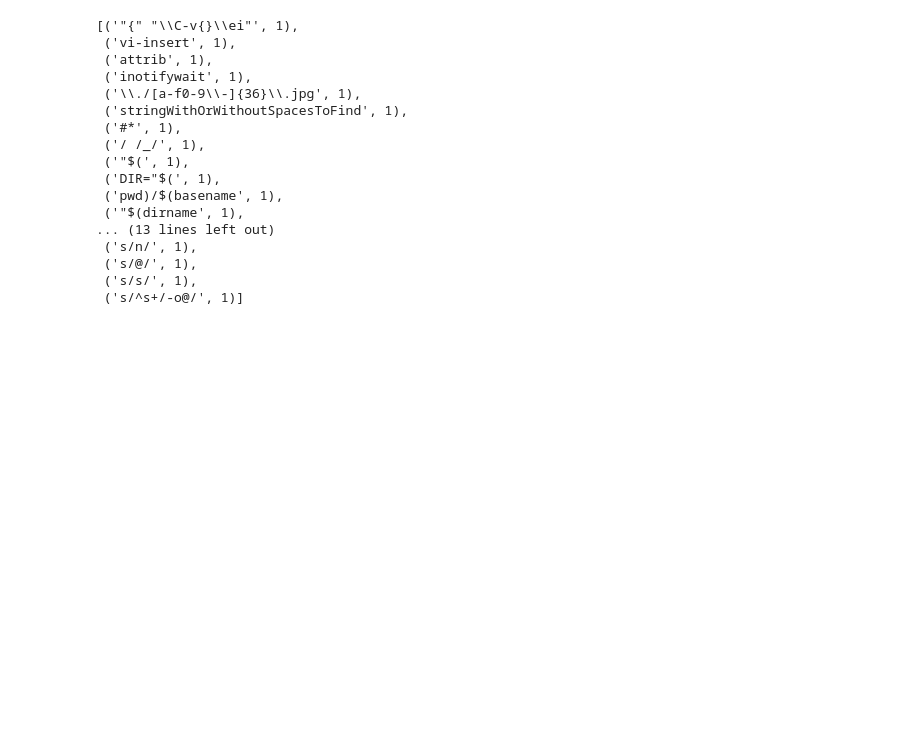
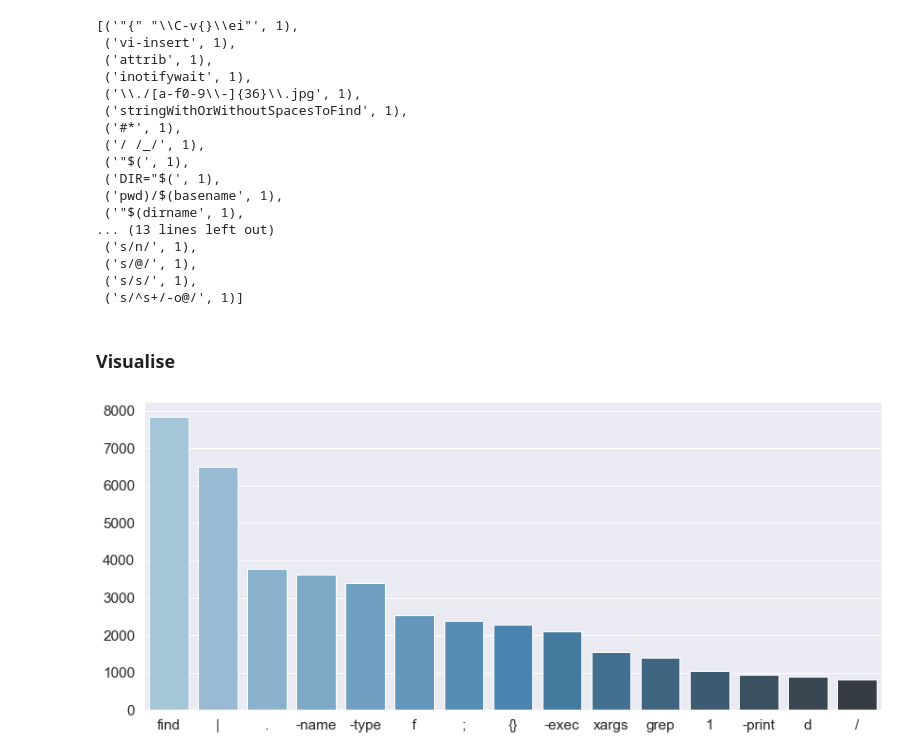
Before and after one commit to dtrizna/bashprocessing, a Jupyter notebook: cm_parsing.ipynb, the cells around one changed output. Drawn from its saved outputs; the diff is of its cells as text; code cells hidden in the pictures; blank space fills up the shorter version.

Commit message:
Visualisation of results

```diff
--- a/cm_parsing.ipynb
+++ b/cm_parsing.ipynb
@@ -531,3 +531,5 @@ alldict2.most_common()[:-30:-1]
  ('s/@/', 1),
  ('s/s/', 1),
  ('s/^s+/-o@/', 1)]
+# %% [markdown]
+### Visualise
@@ -533,0 +539,9 @@ alldict2.most_common()[:-30:-1]
+# %%
+X,Y = zip(*alldict2.most_common(15))
+# %%
+sns.set_theme(style="whitegrid")
+sns.set(font_scale=1.4)
+plt.figure(figsize=(14,6))
+_ = sns.barplot(x=list(X), y=list(Y), palette="Blues_d")
+# %% [output]
+[figure, added]
```
Also changed, not shown: parts of 2 cells of this notebook.
